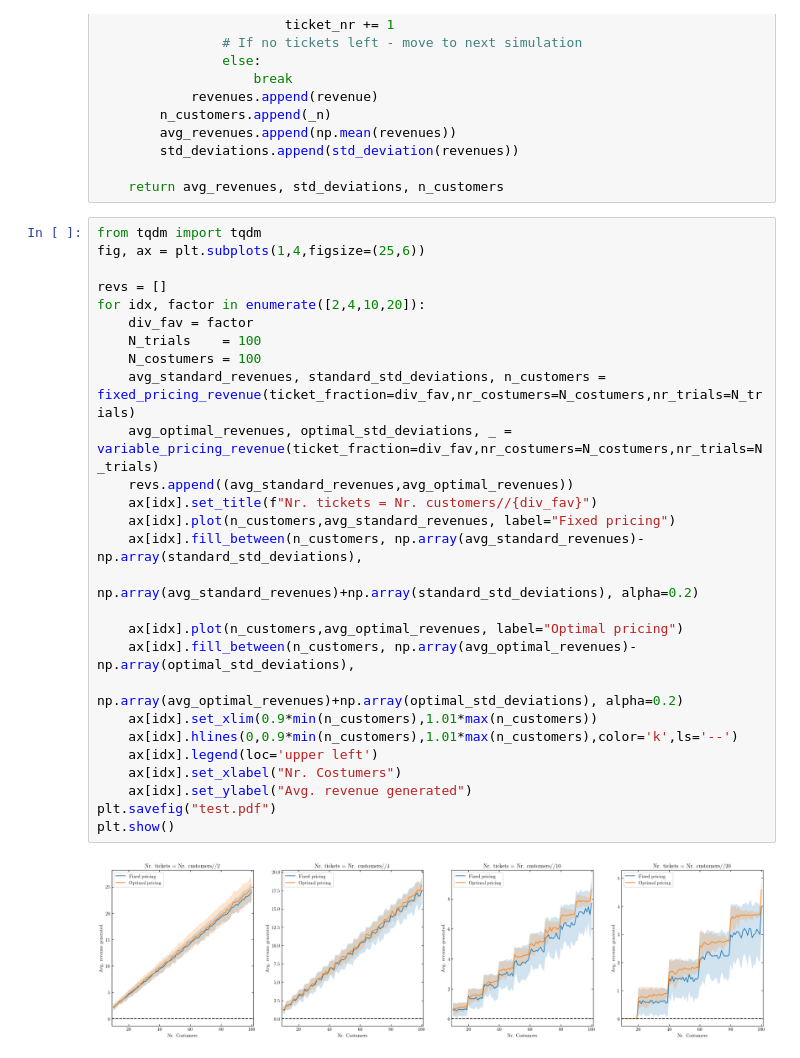
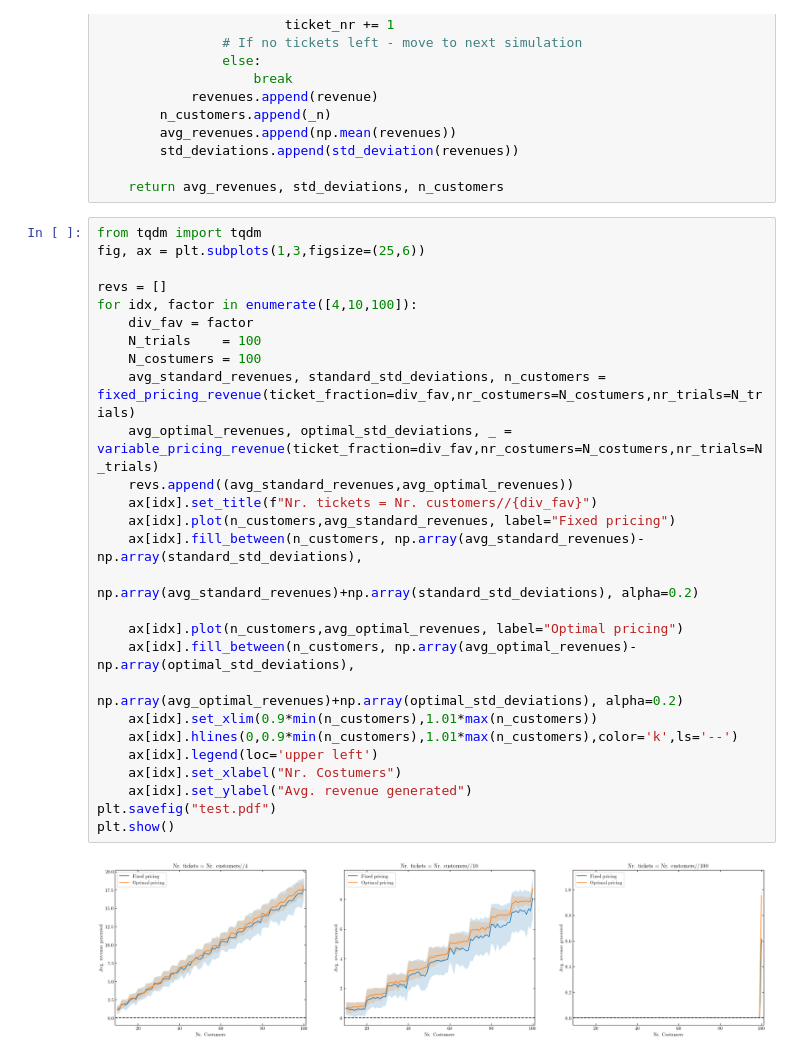
Before and after one commit to seba2390/RandomizedAlgorithms2023, a Jupyter notebook: Project 3/python/main.ipynb, the cells around one changed output. Cells and saved outputs as stored; diff of their text form.

```diff
--- a/Project 3/python/main.ipynb
+++ b/Project 3/python/main.ipynb
@@ -110,33 +110,33 @@ def variable_pricing_revenue(ticket_fraction: int, nr_costumers: int, nr_trials:
     return avg_revenues, std_deviations, n_customers
 # %%
 from tqdm import tqdm
-fig, ax = plt.subplots(1,4,figsize=(25,6))
+fig, ax = plt.subplots(1,3,figsize=(25,6))
 
 revs = []
-for idx, factor in enumerate([2,4,10,20]):
+for idx, factor in enumerate([4,10,100]):
     div_fav = factor
     N_trials    = 100
     N_costumers = 100
     avg_standard_revenues, standard_std_deviations, n_customers = fixed_pricing_revenue(ticket_fraction=div_fav,nr_costumers=N_costumers,nr_trials=N_trials)
     avg_optimal_revenues, optimal_std_deviations, _ = variable_pricing_revenue(ticket_fraction=div_fav,nr_costumers=N_costumers,nr_trials=N_trials)
     revs.append((avg_standard_revenues,avg_optimal_revenues))
     ax[idx].set_title(f"Nr. tickets = Nr. customers//{div_fav}")
     ax[idx].plot(n_customers,avg_standard_revenues, label="Fixed pricing")
     ax[idx].fill_between(n_customers, np.array(avg_standard_revenues)-np.array(standard_std_deviations),
                                  np.array(avg_standard_revenues)+np.array(standard_std_deviations), alpha=0.2)
 
     ax[idx].plot(n_customers,avg_optimal_revenues, label="Optimal pricing")
     ax[idx].fill_between(n_customers, np.array(avg_optimal_revenues)-np.array(optimal_std_deviations),
                                  np.array(avg_optimal_revenues)+np.array(optimal_std_deviations), alpha=0.2)
     ax[idx].set_xlim(0.9*min(n_customers),1.01*max(n_customers))
     ax[idx].hlines(0,0.9*min(n_customers),1.01*max(n_customers),color='k',ls='--')
     ax[idx].legend(loc='upper left')
     ax[idx].set_xlabel("Nr. Costumers")
     ax[idx].set_ylabel("Avg. revenue generated")
 plt.savefig("test.pdf")
 plt.show()
 # %% [output]
-[figure, old version]
+[figure, new version]
 # %%
 DATA_PATH = "../Data/Exercise_1/"
 filenames = os.listdir(DATA_PATH)
```
Also changed, not shown: parts of 2 cells of this notebook, 11 other files.
